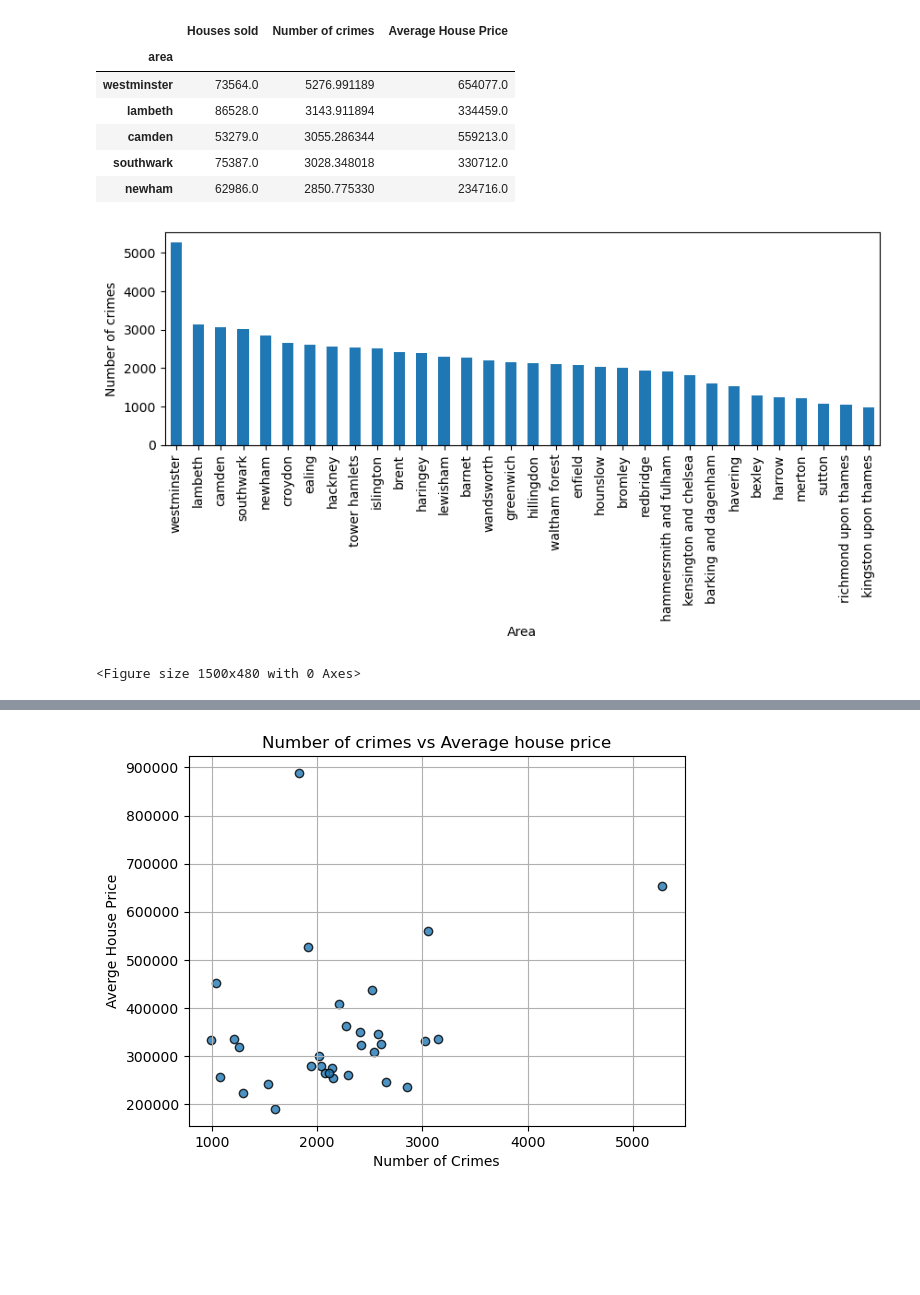
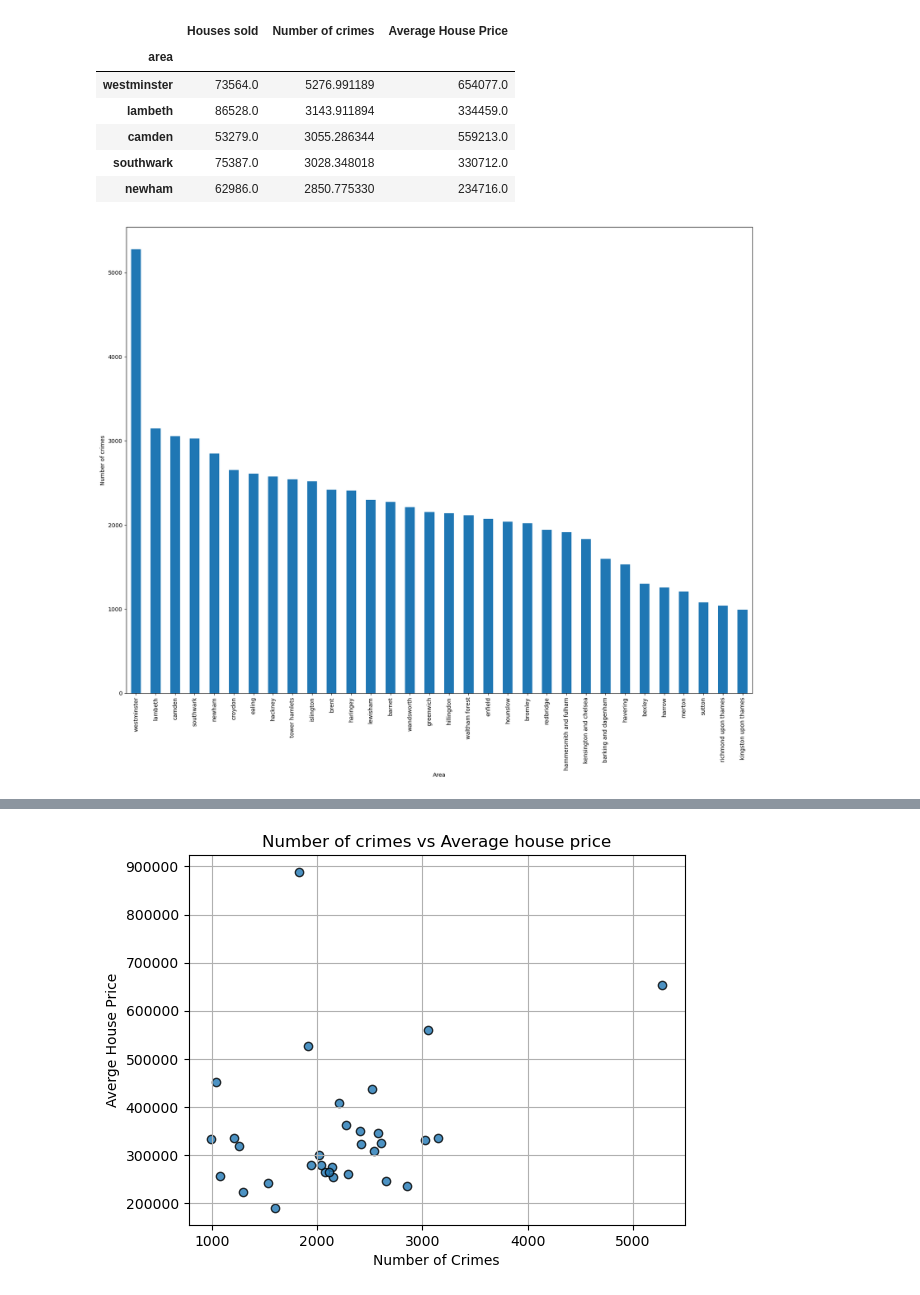
Before and after one commit to diegolondon/Data-Analytic-Project-1, a Jupyter notebook: Crimes1.ipynb, the cells around one changed output, grey strips where cells are left out. Cells and saved outputs as stored; diff of their text form; code cells hidden in the pictures; blank space fills up the shorter version.

Commit message:
Final images
Changed the images

```diff
--- a/Crimes1.ipynb
+++ b/Crimes1.ipynb
@@ -193,17 +193,17 @@ highest_crime.head(5)
 # %%
 #bar plot with crime number vs areas
 
-per_area_summary['Number of crimes'].sort_values(ascending=False).plot.bar(figsize=(10, 3))
+per_area_summary['Number of crimes'].sort_values(ascending=False).plot.bar(figsize=(20, 15))
 
 plt.xlabel("Area")
 plt.ylabel("Number of crimes")
-plt.figure().set_figwidth(15)
+#plt.figure().set_figwidth(15)
+plt.xticks(rotation=90)
 
 plt.savefig("Resources/Fig4.png")
 plt.show()
 # %% [output]
-[figure, old version]
+[figure, new version]
-<Figure size 1500x480 with 0 Axes>
 # %%
 #bar plot with houses sold per area
 
```
Also changed, not shown: parts of 2 cells of this notebook, 3 other files.
